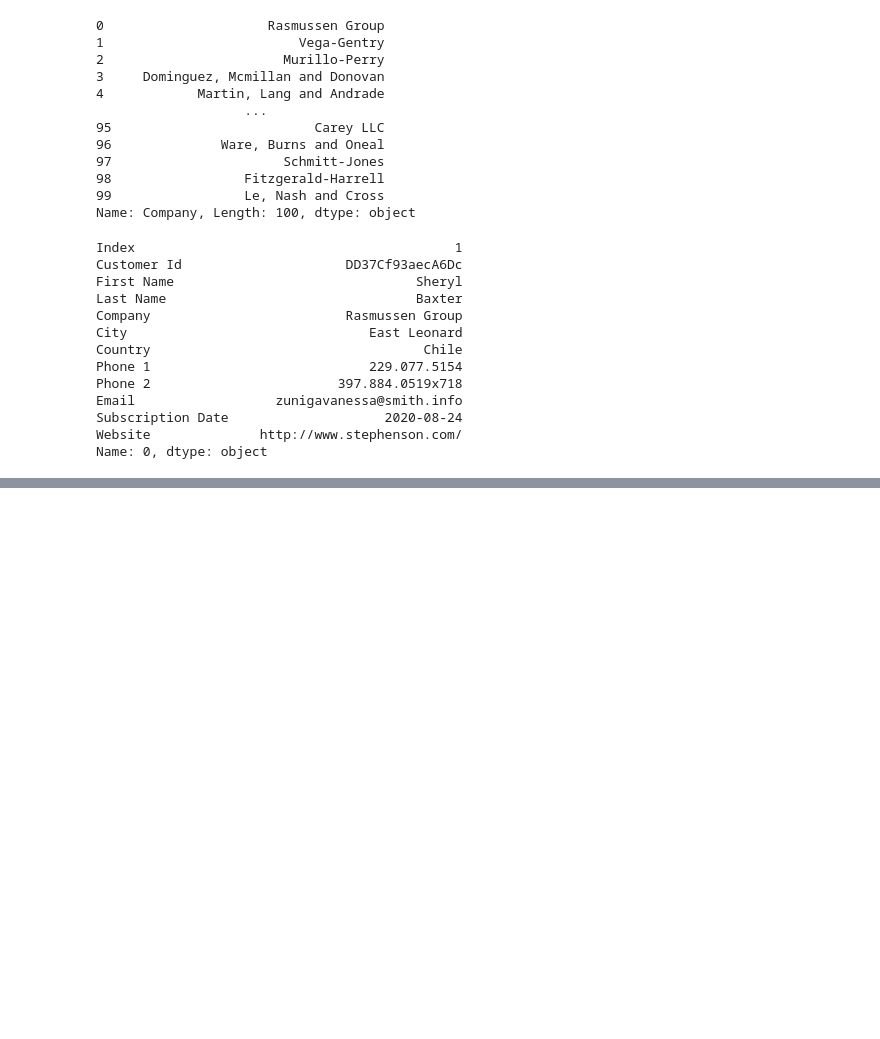
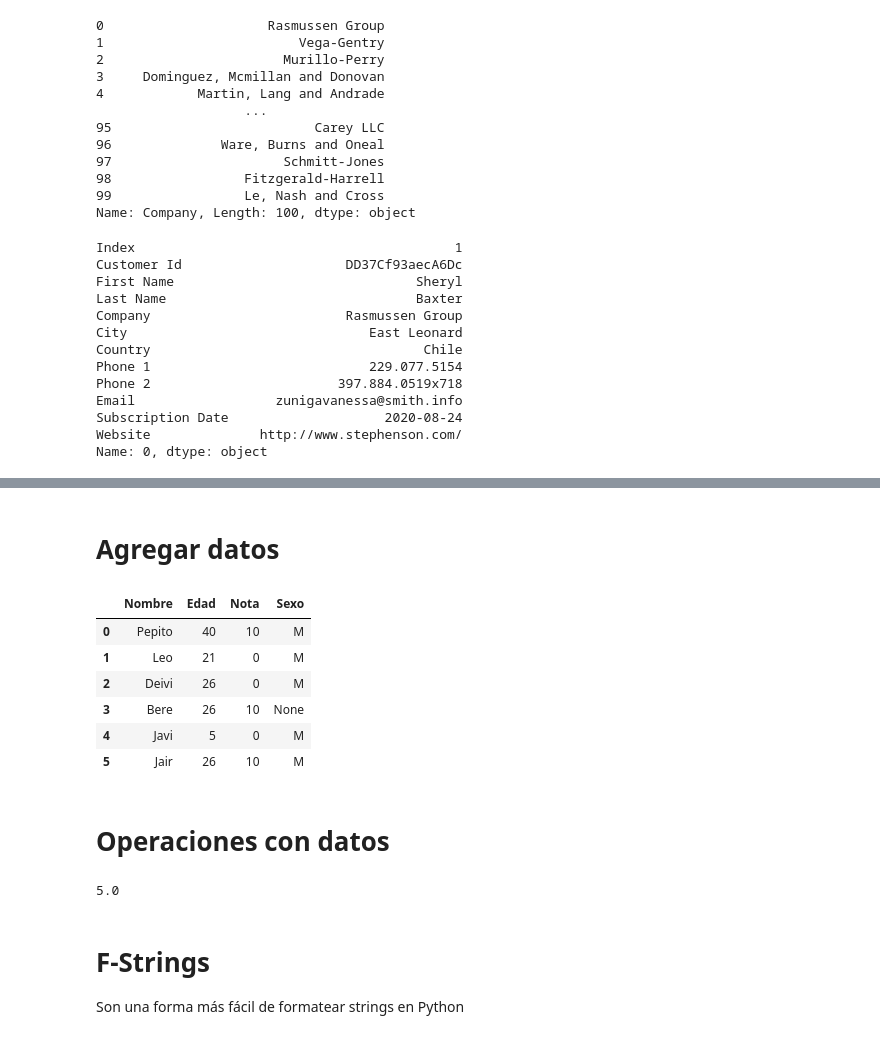
Before and after one commit to AmiyaMihari/Curso_python_ia_Guillermo_Montiel, a Jupyter notebook: Clase/codigo_pandas.ipynb, the cells around one changed output, grey strips where cells are left out. Drawn from its saved outputs; the diff is of its cells as text; code cells hidden in the pictures; blank space fills up the shorter version.

```diff
--- a/Clase/codigo_pandas.ipynb
+++ b/Clase/codigo_pandas.ipynb
@@ -125,0 +162,36 @@ Name: 0, dtype: object
+# %% [markdown]
+# Agregar datos
+# %%
+# Agregar columnas
+prebes = pd.DataFrame({
+    "Nombre": ["Pepito", "Leo", "Deivi", "Bere", "Javi"],
+    "Edad": [40, 21, 26, 26, 5],
+    "Nota": [10, 0, 0, 10, 0],
+})
+
+#Agregarme a mí mismo
+prebes.loc[5] = ["Jair", 26, 10]
+
+# Agregar Columna de Sexo
+prebes["Sexo"] = ["M", "M", "M", None, "M", "M"]
+
+prebes
+# %% [output]
+|  | Nombre | Edad | Nota | Sexo |
+| 0 | Pepito | 40 | 10 | M |
+| 1 | Leo | 21 | 0 | M |
+| 2 | Deivi | 26 | 0 | M |
+| 3 | Bere | 26 | 10 | None |
+| 4 | Javi | 5 | 0 | M |
+| 5 | Jair | 26 | 10 | M |
+# %% [markdown]
+# Operaciones con datos
+# %%
+# Promedio
+prebes["Nota"].mean()
+float(prebes["Nota"].mean()) # Promedio de notas en float
+# %% [output]
+5.0
+# %% [markdown]
+# F-Strings
+Son una forma más fácil de formatear strings en Python
```
Also changed, not shown: parts of 7 cells of this notebook, 1 other file.
